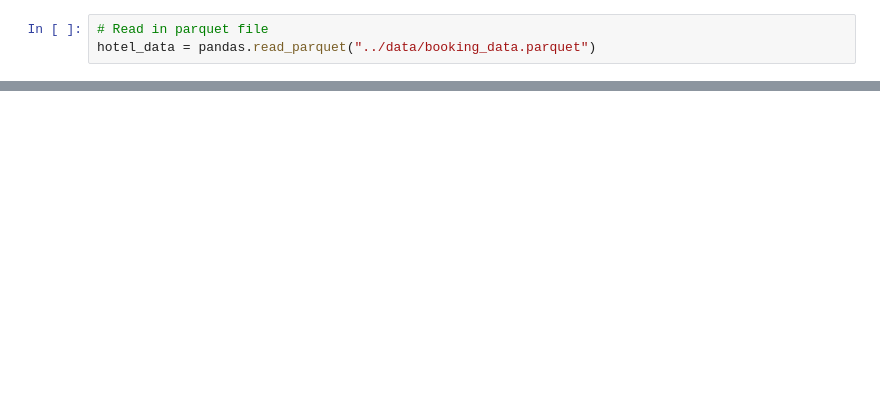
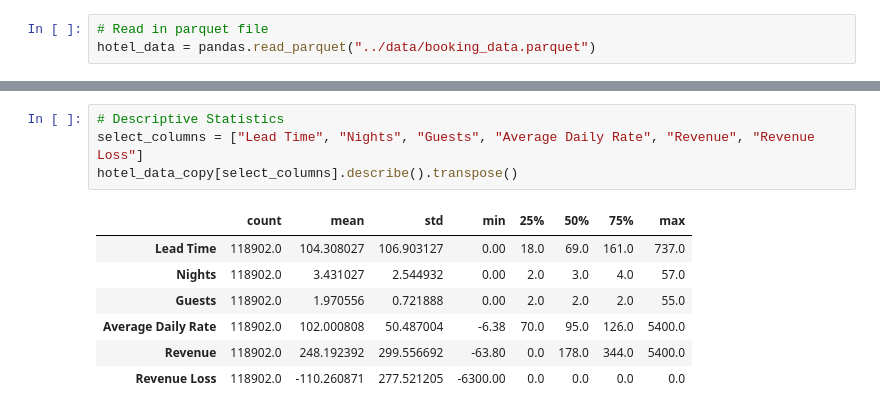
Before and after one commit to Merci93/Hotel_Booking_Analysis, a Jupyter notebook: src/hotel_booking_analysis.ipynb, the cells around one changed output, grey strips where cells are left out. Saved outputs shown, nothing was run; the diff lists cells and outputs as text; blank space fills up the shorter version.

```diff
--- a/src/hotel_booking_analysis.ipynb
+++ b/src/hotel_booking_analysis.ipynb
@@ -14,0 +179,12 @@ hotel_data.to_parquet("../data/booking_data.parquet", compression="snappy")
+# %%
+# Descriptive Statistics
+select_columns = ["Lead Time", "Nights", "Guests", "Average Daily Rate", "Revenue", "Revenue Loss"]
+hotel_data_copy[select_columns].describe().transpose()
+# %% [output]
+|  | count | mean | std | min | 25% | 50% | 75% | max |
+| Lead Time | 118902.0 | 104.308027 | 106.903127 | 0.00 | 18.0 | 69.0 | 161.0 | 737.0 |
+| Nights | 118902.0 | 3.431027 | 2.544932 | 0.00 | 2.0 | 3.0 | 4.0 | 57.0 |
+| Guests | 118902.0 | 1.970556 | 0.721888 | 0.00 | 2.0 | 2.0 | 2.0 | 55.0 |
+| Average Daily Rate | 118902.0 | 102.000808 | 50.487004 | -6.38 | 70.0 | 95.0 | 126.0 | 5400.0 |
+| Revenue | 118902.0 | 248.192392 | 299.556692 | -63.80 | 0.0 | 178.0 | 344.0 | 5400.0 |
+| Revenue Loss | 118902.0 | -110.260871 | 277.521205 | -6300.00 | 0.0 | 0.0 | 0.0 | 0.0 |
```
Also changed, not shown: parts of 22 cells of this notebook.
